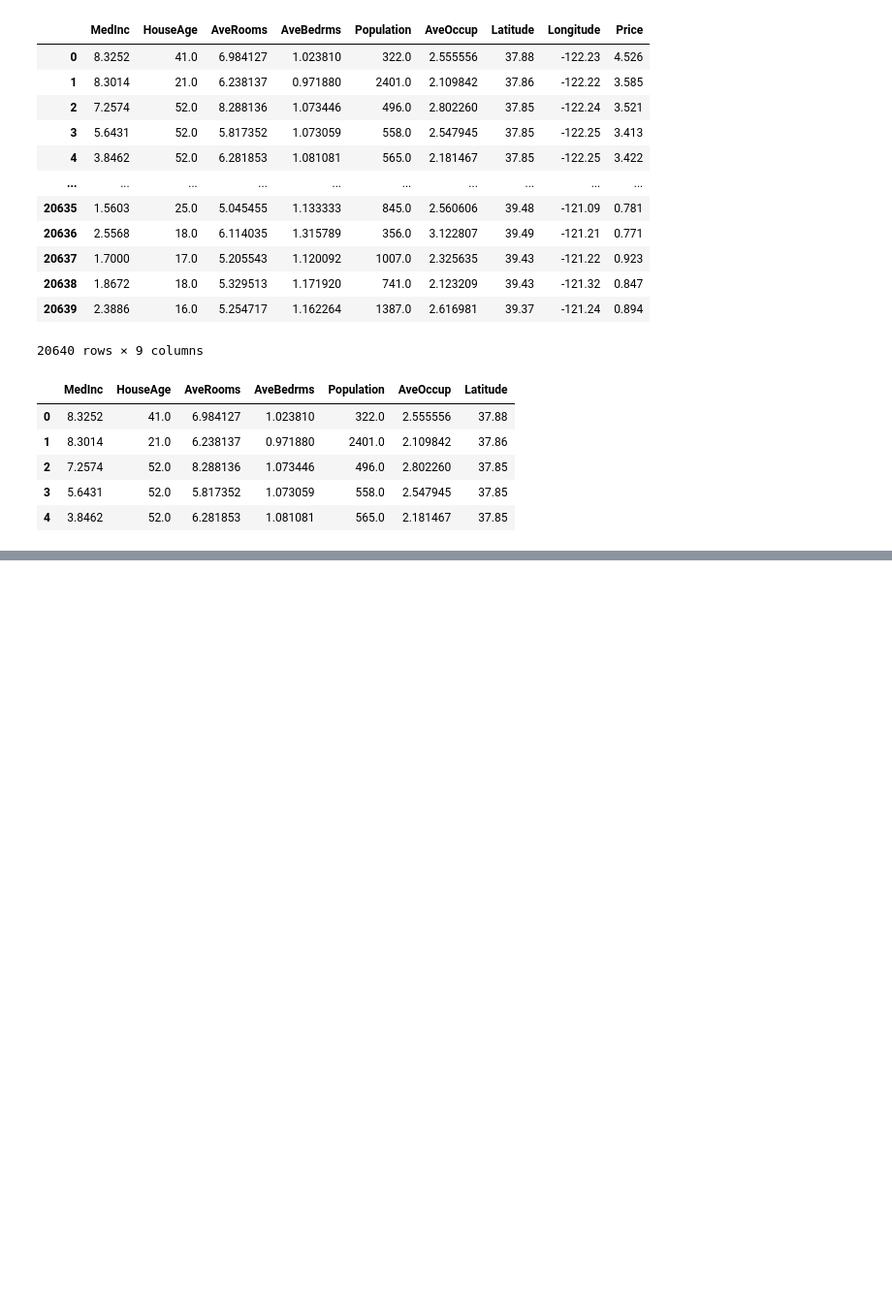
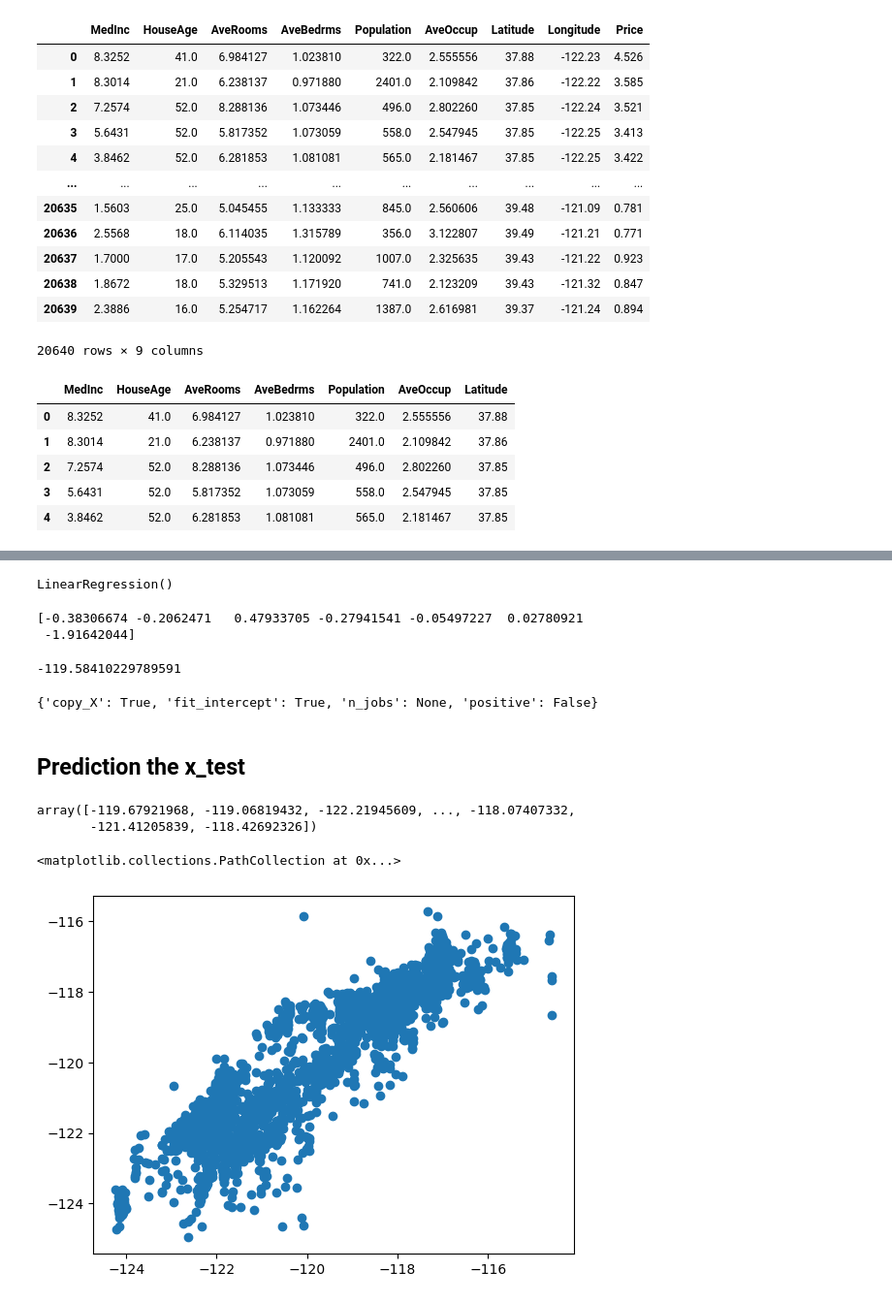
Before and after one commit to xiayulin123/CaliforniaHouseValue_Prediction_newDataset, a Jupyter notebook: Linear_Regression.ipynb, the cells around one changed output, grey strips where cells are left out. Shown at 97% size. Saved outputs shown, nothing was run; the diff lists cells and outputs as text; code cells hidden in the pictures; blank space fills up the shorter version.

Commit message:
trained finished

```diff
--- a/Linear_Regression.ipynb
+++ b/Linear_Regression.ipynb
@@ -182,0 +224,2 @@ X_train, X_test,y_train, y_test = train_test_split(X,y,test_size=0.3, random)
+# %%
+X_test = scaler.fit_transform(X_test)
@@ -182,0 +260,40 @@ X_train, X_test,y_train, y_test = train_test_split(X,y,test_size=0.3, random)
+# %%
+from sklearn.linear_model import LinearRegression
+
+regression = LinearRegression()
+# %%
+regression.fit(X_train, y_train)
+# %% [output]
+LinearRegression()
+# %%
+## coefficients and intercept
+
+print(regression.coef_)
+# %% [output]
+[-0.38306674 -0.2062471   0.47933705 -0.27941541 -0.05497227  0.02780921
+ -1.91642044]
+# %%
+print(regression.intercept_)
+# %% [output]
+-119.58410229789591
+# %%
+## on which parameters the model has been trained
+
+regression.get_params()
+# %% [output]
+{'copy_X': True, 'fit_intercept': True, 'n_jobs': None, 'positive': False}
+# %% [markdown]
+## Prediction the x_test
+# %%
+reg_pre = regression.predict(X_test)
+reg_pre
+# %% [output]
+array([-119.67921968, -119.06819432, -122.21945609, ..., -118.07407332,
+       -121.41205839, -118.42692326])
+# %%
+## Plot a scatter plot for prediction
+
+plt.scatter(y_test, reg_pre)
+# %% [output]
+<matplotlib.collections.PathCollection at 0x...>
+[figure, added]
```
Also changed, not shown: parts of 21 cells of this notebook.
